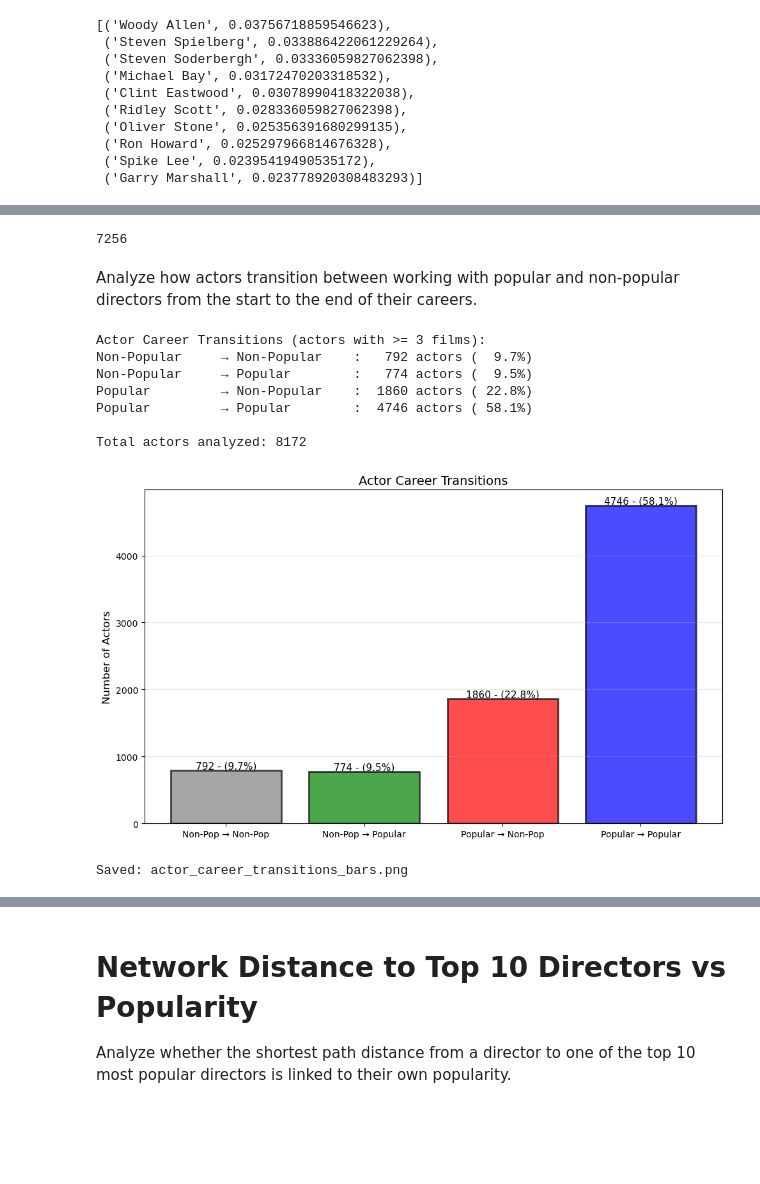
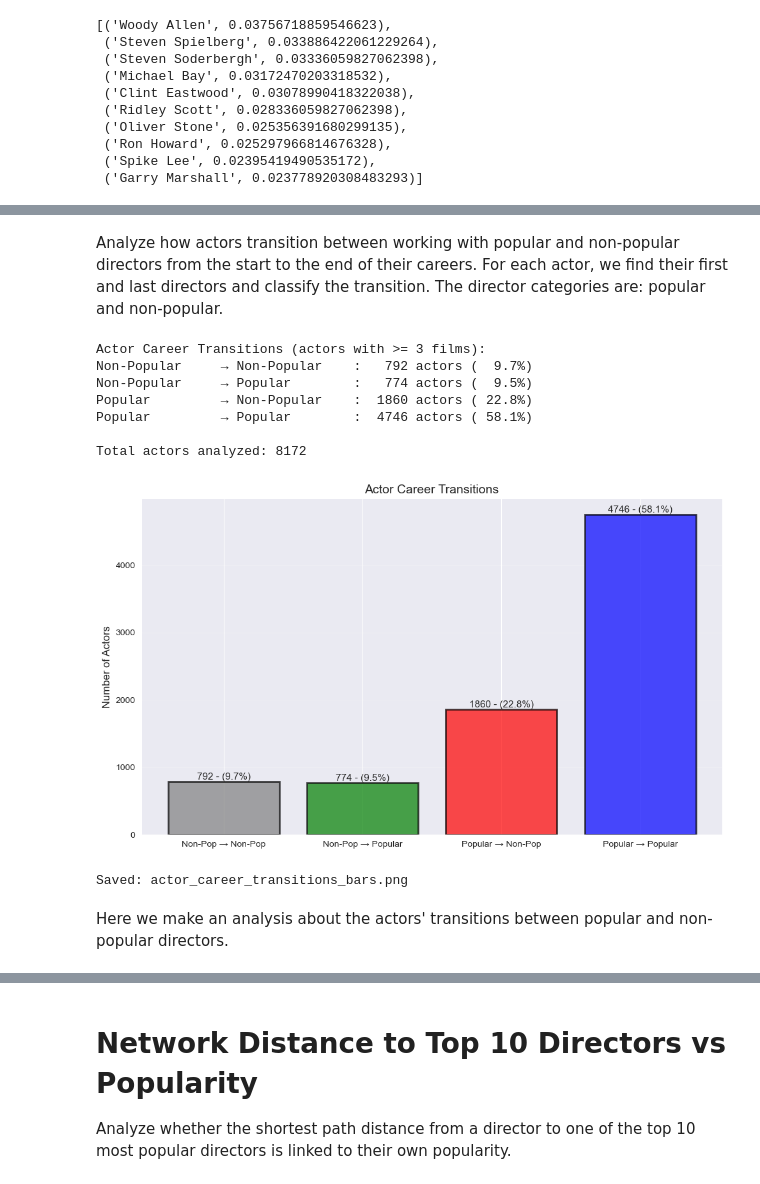
Before and after one commit to dh-anna/Social_Graph_Final_Project, a Jupyter notebook: Director_Director_Graph/Director_Director_Graph.ipynb, the cells around one changed output, grey strips where cells are left out. Cells and saved outputs as stored; diff of their text form; code cells hidden in the pictures; blank space fills up the shorter version.

```diff
--- a/Director_Director_Graph/Director_Director_Graph.ipynb
+++ b/Director_Director_Graph/Director_Director_Graph.ipynb
@@ -295,6 +206,2 @@ Done!
-# %%
-len(popular_directors)
-# %% [output]
-7256
 # %% [markdown]
-Analyze how actors transition between working with popular and non-popular directors from the start to the end of their careers.
+Analyze how actors transition between working with popular and non-popular directors from the start to the end of their careers. For each actor, we find their first and last directors and classify the transition. The director categories are: popular and non-popular.
@@ -469,42 +231,10 @@ fig.write_image('actor_career_transitions_sankey.svg', width=1000, height=600)
 # %%
-# Create bar chart showing transition patterns
-fig, ax = plt.subplots(1, 1, figsize=(10, 6))
+from Director_Director_Graph.director_graph_functions import actor_transitions_on_plotbar
 
-# Prepare data for grouped bar chart
-transition_labels = ['Non-Pop → Non-Pop', 'Non-Pop → Popular', 'Popular → Non-Pop', 'Popular → Popular']
-transition_counts = [
-    transitions[('Non-Popular', 'Non-Popular')],
-    transitions[('Non-Popular', 'Popular')],
-    transitions[('Popular', 'Non-Popular')],
-    transitions[('Popular', 'Popular')]
-]
-transition_colors = ['gray', 'green', 'red', 'blue']
-
-# Calculate percentages
-transition_percentages = [(count / total_actors * 100) for count in transition_counts]
-
-# Create bar chart
-bars = ax.bar(transition_labels, transition_counts, color=transition_colors, alpha=0.7, edgecolor='black', linewidth=2)
-ax.set_ylabel('Number of Actors', fontsize=12)
-ax.set_title('Actor Career Transitions', fontsize=14)
-ax.grid(axis='y', alpha=0.3)
-
-# Add value labels on bars (both count and percentage)
-for bar, count, percentage in zip(bars, transition_counts, transition_percentages):
-    height = bar.get_height()
-    ax.text(bar.get_x() + bar.get_width()/2., height,
-            f'{int(count)} - ({percentage:.1f}%)',
-            ha='center', va='bottom', fontsize=11)
-
-# Rotate x labels for better readability
-ax.tick_params(axis='x', rotation=0)
-
-plt.tight_layout()
-plt.savefig('actor_career_transitions_bars.png', dpi=300, bbox_inches='tight')
-plt.show()
-
-print("Saved: actor_career_transitions_bars.png")
+actor_transitions_on_plotbar(transitions, total_actors, actor_min_films)
 # %% [output]
-[figure, old version]
+[figure, new version]
 Saved: actor_career_transitions_bars.png
+# %% [markdown]
+Here we make an analysis about the actors' transitions between popular and non-popular directors.
 # %%
```
Also changed, not shown: parts of 53 cells of this notebook, 9 other files.
